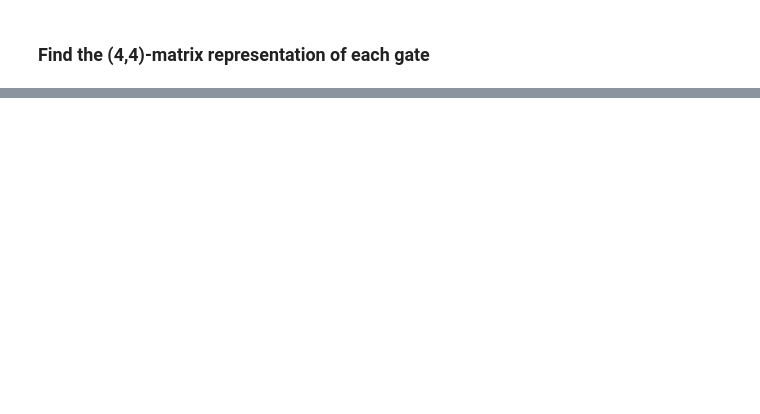
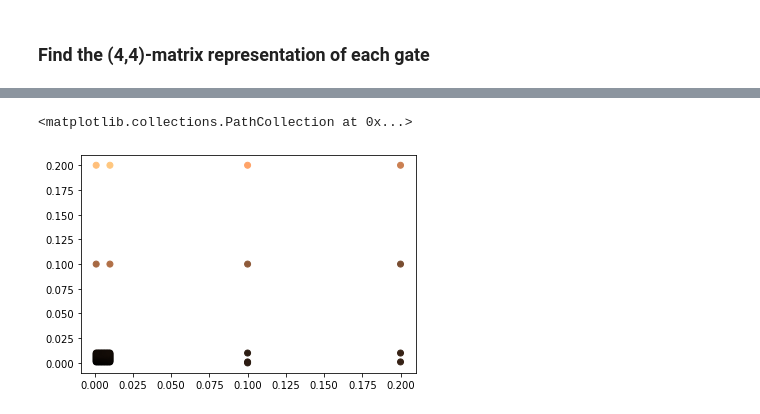
Before and after one commit to mmehrani/Randomized_Benchmarking_protocol, a Jupyter notebook: effective_noise_channel.ipynb, the cells around one changed output, grey strips where cells are left out. Drawn from its saved outputs; the diff is of its cells as text; code cells hidden in the pictures; blank space fills up the shorter version.

```diff
--- a/effective_noise_channel.ipynb
+++ b/effective_noise_channel.ipynb
@@ -62,0 +531,6 @@ matrix_list
+# %%
+plt.scatter(dnorm_df['depolarising coeff'], dnorm_df['amplitude damping coeff'],
+           c=dnorm_df['diamond dist mean'],  cmap="copper")
+# %% [output]
+<matplotlib.collections.PathCollection at 0x...>
+[figure, added]
```
Also changed, not shown: parts of 43 cells of this notebook, 2 other files.
